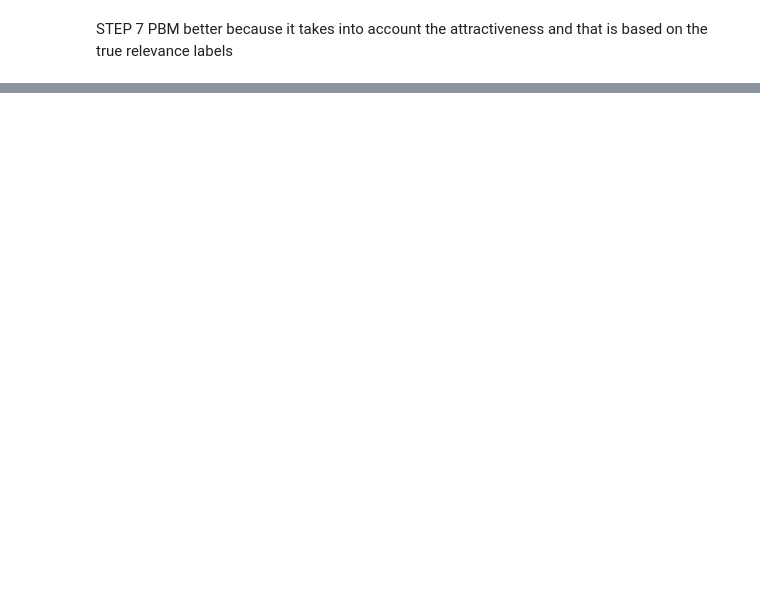
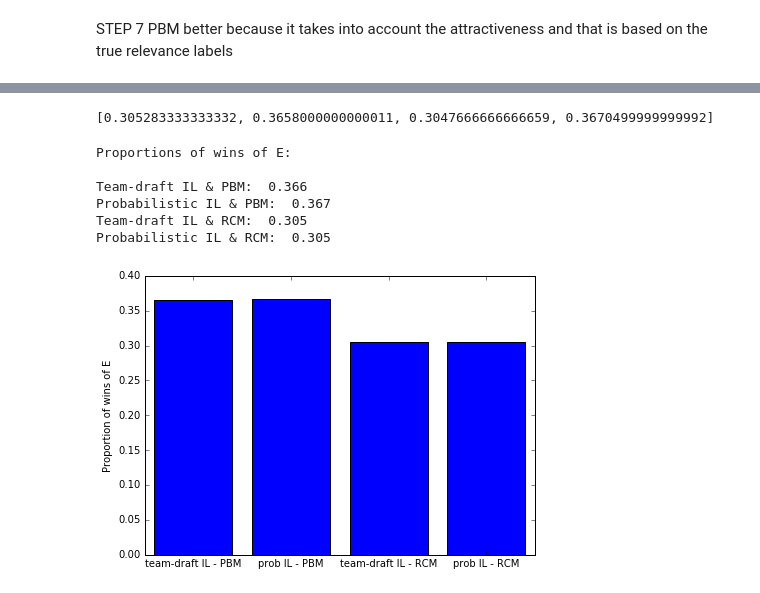
Before and after one commit to didirus/information-retrieval, a Jupyter notebook: HW1/10909486_????????_hw1.ipynb, the cells around one changed output, grey strips where cells are left out. Saved outputs shown, nothing was run; the diff lists cells and outputs as text; code cells hidden in the pictures; blank space fills up the shorter version.

```diff
--- a/HW1/10909486_????????_hw1.ipynb
+++ b/HW1/10909486_????????_hw1.ipynb
@@ -352,7 +353,7 @@ def get_click_results(session):
 def get_parameters_PBM(data_slice):
     alphas = [0.2] * 50
 
-    gammas = [0.5] * 50
+    gammas = [0.6] * 50
     learned_gammas = [0] * 50
 
     # get examination probabilities
@@ -474,11 +471,2 @@ Pair:  685 / 2000 [0.3333333333333333, 0.36666666666666664, 0.23333333333333334,
 # %% [markdown]
 STEP 7 PBM better because it takes into account the attractiveness and that is based on the true relevance labels
-# %%
-all_d_meassures = [difference_measures_prec, difference_measures_dcg, difference_measures_err]
-plt.figure(1)
-plt.subplot(221)
-for i in range(len(all_p_meassures)): # i = 0:2000
-    for online_combo in all_p_meassures[i]: # online_combo = [0], [1], [2], [3]
-        for offline_algo in all_d_meassures: # offline_algo = [0:2000] [0:2000] [0:2000]
-            x = online_combo
-            y = offline_algo[i]
@@ -484,0 +479,32 @@ for i in range(len(all_p_meassures)): # i = 0:2000
+# %%
+meassures_per_model = [0,0,0,0]
+for i in range(len(all_p_meassures)):
+    for j in range(len(all_p_meassures[i])):
+        meassures_per_model[j] += all_p_meassures[i][j]
+
+for i in range(len(meassures_per_model)):
+    meassures_per_model[i] /= len(all_p_meassures)
+# %% [output]
+[0.305283333333332, 0.3658000000000011, 0.3047666666666659, 0.3670499999999992]
+# %%
+dictionary = plt.figure(num=None, figsize=(7, 5), dpi=80, facecolor='w', edgecolor='k')
+
+D = {u'team-draft IL - RCM':meassures_per_model[0], u'team-draft IL - PBM': meassures_per_model[1], u'prob IL - RCM':meassures_per_model[2], u'prob IL - PBM':meassures_per_model[3]}
+
+plt.bar(range(len(D)), D.values(), align='center')
+plt.ylabel("Proportion of wins of E")
+plt.xticks(range(len(D)), D.keys())
+print 'Proportions of wins of E:\n'
+
+print 'Team-draft IL & PBM: ', round(meassures_per_model[1],3)
+print 'Probabilistic IL & PBM: ', round(meassures_per_model[3],3)
+print 'Team-draft IL & RCM: ', round(meassures_per_model[0],3)
+print 'Probabilistic IL & RCM: ', round(meassures_per_model[2],3)
+# %% [output]
+Proportions of wins of E:
+
+Team-draft IL & PBM:  0.366
+Probabilistic IL & PBM:  0.367
+Team-draft IL & RCM:  0.305
+Probabilistic IL & RCM:  0.305
+[figure, added]
```
Also changed, not shown: parts of 7 cells of this notebook.
